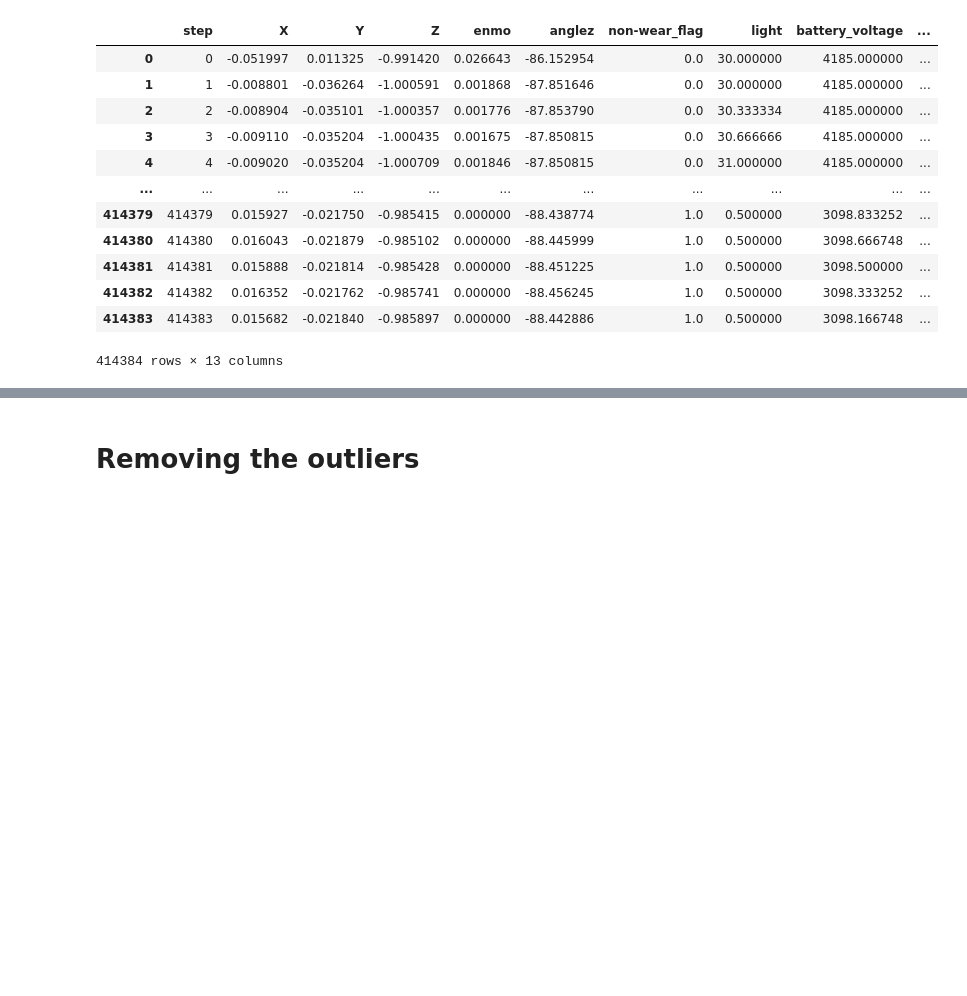
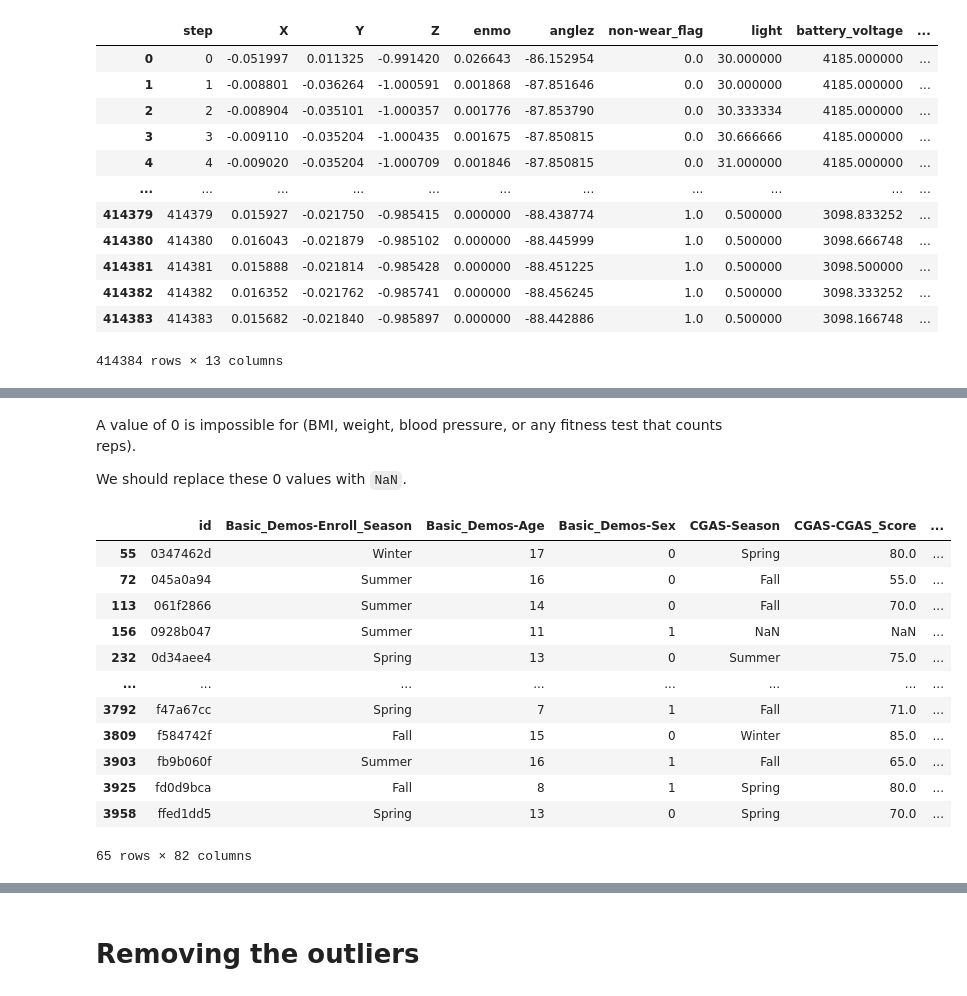
Before and after one commit to k3liang/Problematic-Internet-Use-Predictor, a Jupyter notebook: DataPP.ipynb, the cells around one changed output, grey strips where cells are left out. Saved outputs shown, nothing was run; the diff lists cells and outputs as text; code cells hidden in the pictures; blank space fills up the shorter version.

```diff
--- a/DataPP.ipynb
+++ b/DataPP.ipynb
@@ -29,0 +107,20 @@ df = pd.read_csv('content/train.csv')
+# %% [markdown]
+A value of 0 is impossible for (BMI, weight, blood pressure, or any fitness test that counts reps).
+
+We should replace these 0 values with `NaN`.
+# %%
+df[(df[df.dtypes.index[df.dtypes != 'object']] < 0).any(axis=1)]
+# %% [output]
+|  | id | Basic_Demos-Enroll_Season | Basic_Demos-Age | Basic_Demos-Sex | CGAS-Season | CGAS-CGAS_Score | ... |
+| 55 | 0347462d | Winter | 17 | 0 | Spring | 80.0 | ... |
+| 72 | 045a0a94 | Summer | 16 | 0 | Fall | 55.0 | ... |
+| 113 | 061f2866 | Summer | 14 | 0 | Fall | 70.0 | ... |
+| 156 | 0928b047 | Summer | 11 | 1 | NaN | NaN | ... |
+| 232 | 0d34aee4 | Spring | 13 | 0 | Summer | 75.0 | ... |
+| ... | ... | ... | ... | ... | ... | ... | ... |
+| 3792 | f47a67cc | Spring | 7 | 1 | Fall | 71.0 | ... |
+| 3809 | f584742f | Fall | 15 | 0 | Winter | 85.0 | ... |
+| 3903 | fb9b060f | Summer | 16 | 1 | Fall | 65.0 | ... |
+| 3925 | fd0d9bca | Fall | 8 | 1 | Spring | 80.0 | ... |
+| 3958 | ffed1dd5 | Spring | 13 | 0 | Spring | 70.0 | ... |
+65 rows × 82 columns
```
Also changed, not shown: parts of 22 cells of this notebook.
